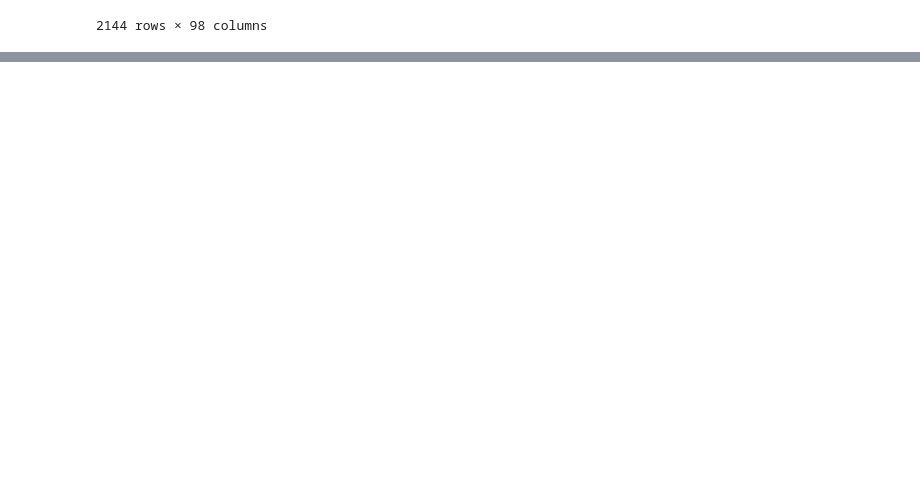
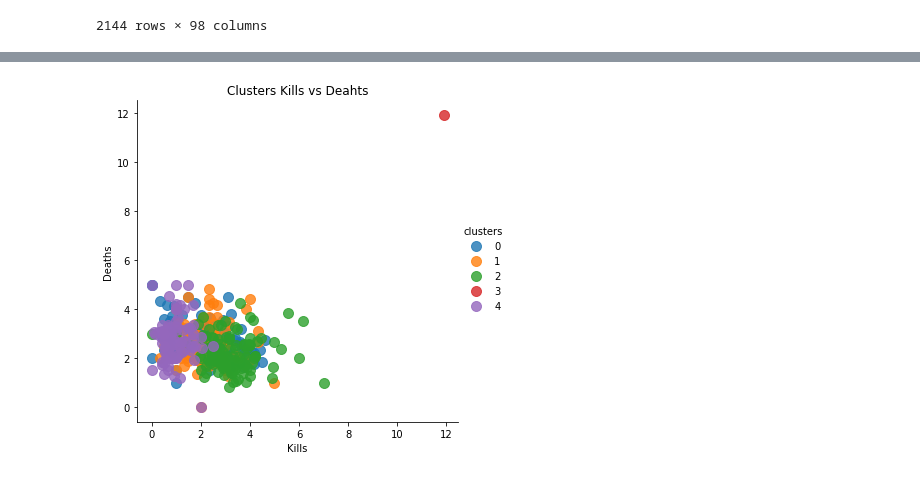
Before and after one commit to emily-yu/league-player-classifier, a Jupyter notebook: asdf.ipynb, the cells around one changed output, grey strips where cells are left out. Saved outputs shown, nothing was run; the diff lists cells and outputs as text; code cells hidden in the pictures; blank space fills up the shorter version.

Commit message:
kmeans try 1

```diff
--- a/asdf.ipynb
+++ b/asdf.ipynb
@@ -184,0 +173,87 @@ for extension: average game length (use for game comparisons)
+# %%
+# KEY STEPS (number one priority)
+
+
+
+
+##### > average out data of each pro player for kmeans
+avgs = df.groupby('player').mean()
+print(avgs.columns)
+print("avgs")
+print(avgs)
+avgs = avgs.fillna(0)
+
+
+##### > create kmenas clusters for QUANTIATIVE VALUES [TODO]
+# ...fill any values with averages of all players to make sure no missing values https://www.datacamp.com/community/tutorials/k-means-clustering-python
+# ...all numerical values because good for quantative values
+import pandas as pd
+import numpy as np
+from sklearn.cluster import KMeans
+# from sklearn.preprocessing import LabelEncoder
+# from sklearn.preprocessing import MinMaxScaler
+!pip3 install seaborn
+import seaborn as sns
+import matplotlib.pyplot as plt
+%matplotlib inline
+
+# ref https://datascience.stackexchange.com/questions/16700/confused-about-how-to-apply-kmeans-on-my-a-dataset-with-features-extracted
+# kmeans = KMeans(n_clusters=2) # number of clusters
+# kmeans.fit(X)
+
+# KMeans(algorithm='auto', copy_x=True, init='k-means++', max_iter=300,
+#     n_clusters=2, n_init=10, n_jobs=1, precompute_distances='auto',
+#     random_state=None, tol=0.0001, verbose=0)
+
+# # X = np.array(train.drop(['Survived'], 1).astype(float))
+# X = np.array(avgs)
+# correct = 0
+# for i in range(len(X)):
+#     predict_me = np.array(X[i].astype(float))
+#     predict_me = predict_me.reshape(-1, len(predict_me))
+#     prediction = kmeans.predict(predict_me)
+#     if prediction[0] == y[i]:
+#         correct += 1
+
+# print(correct/len(X))
+#Cluster the data
+kmeans = KMeans(n_clusters=5, random_state=0).fit(avgs)
+labels = kmeans.labels_
+#Glue back to originaal data
+avgs['clusters'] = labels
+
+#Add the column into our list
+# clmns.extend(['clusters'])
+
+#Lets analyze the clusters
+print(avgs[:].groupby(['clusters']).mean())
+#Scatter plot of Wattage and Duration
+sns.lmplot('k', 'd',
+           data=avgs,
+           fit_reg=False,
+           hue="clusters",
+           scatter_kws={"marker": "D",
+                        "s": 100})
+plt.title('Clusters Kills vs Deahts')
+plt.xlabel('Kills')
+plt.ylabel('Deaths')
+
+# for QUALITATIVE VALUES [bans, champs]:
+# https://stackoverflow.com/questions/14720324/compute-the-similarity-between-two-lists
+print("players: ", df.player.unique()) # players to pull qual data for
+
+print("QUAL DATA")
+champion_pool = bwipo['champion'].value_counts()
+print('champion pool :')
+print(champion_pool)
+
+roles = bwipo['position'].value_counts() # for funs
+print('roles :')
+print(champion_pool)
+
+ban_pool = bwipo[['ban1', 'ban2', 'ban3', 'ban4', 'ban5']] # not player specific, but player probably has some input; can use to calculate champion ban frequency against champions in player if bored, [irrelevant]
+# print(ban_pool)
+
+##### > average between quantatative and qualitative values to consider all elements in data
+# ( for game analysis, only use bans, as player's champ they played that game / want to play that game is picked by the player. alternatively, can do reverse analysis picks for what champion to play )
+# %% [output]
@@ -185,3 +277,4 @@ for extension: average game length (use for game comparisons)
+[figure, added]
 # %%
 # USAGE AGAINST A NORMAL PLAYER [TODO]
 # select columns of data to be compared (data existing for the pro player data set)
```
Also changed, not shown: parts of 5 cells of this notebook.
